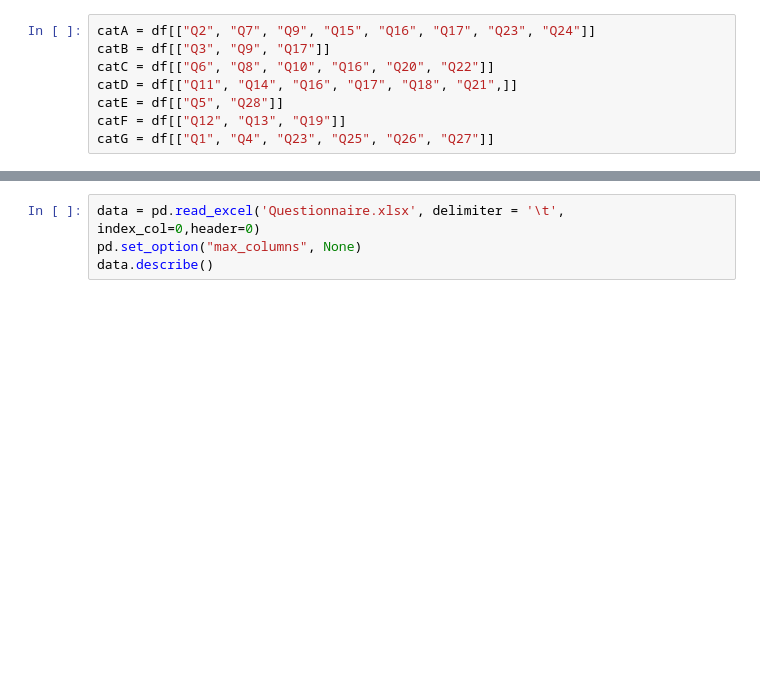
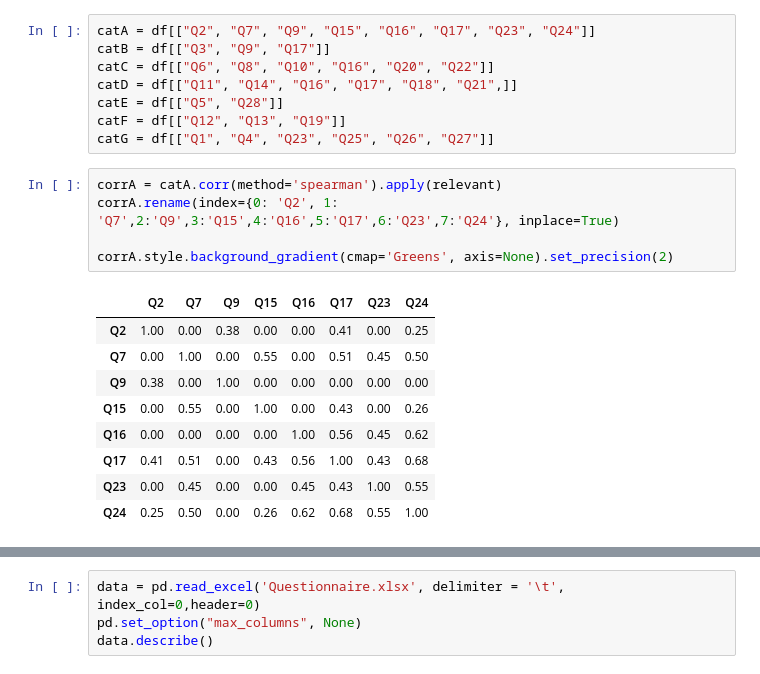
Before and after one commit to TorAP/AudioPydub, a Jupyter notebook: Other/KaraokeEXP/preliminaryTest.ipynb, the cells around one changed output, grey strips where cells are left out. Cells and saved outputs as stored; diff of their text form; blank space fills up the shorter version.

```diff
--- a/Other/KaraokeEXP/preliminaryTest.ipynb
+++ b/Other/KaraokeEXP/preliminaryTest.ipynb
@@ -68,3 +68,18 @@ catD = df[["Q11", "Q14", "Q16", "Q17", "Q18", "Q21",]]
 catE = df[["Q5", "Q28"]]
 catF = df[["Q12", "Q13", "Q19"]]
 catG = df[["Q1", "Q4", "Q23", "Q25", "Q26", "Q27"]]
+# %%
+corrA = catA.corr(method='spearman').apply(relevant)
+corrA.rename(index={0: 'Q2', 1: 'Q7',2:'Q9',3:'Q15',4:'Q16',5:'Q17',6:'Q23',7:'Q24'}, inplace=True)
+
+corrA.style.background_gradient(cmap='Greens', axis=None).set_precision(2)
+# %% [output]
+|  | Q2 | Q7 | Q9 | Q15 | Q16 | Q17 | Q23 | Q24 |
+| Q2 | 1.00 | 0.00 | 0.38 | 0.00 | 0.00 | 0.41 | 0.00 | 0.25 |
+| Q7 | 0.00 | 1.00 | 0.00 | 0.55 | 0.00 | 0.51 | 0.45 | 0.50 |
+| Q9 | 0.38 | 0.00 | 1.00 | 0.00 | 0.00 | 0.00 | 0.00 | 0.00 |
+| Q15 | 0.00 | 0.55 | 0.00 | 1.00 | 0.00 | 0.43 | 0.00 | 0.26 |
+| Q16 | 0.00 | 0.00 | 0.00 | 0.00 | 1.00 | 0.56 | 0.45 | 0.62 |
+| Q17 | 0.41 | 0.51 | 0.00 | 0.43 | 0.56 | 1.00 | 0.43 | 0.68 |
+| Q23 | 0.00 | 0.45 | 0.00 | 0.00 | 0.45 | 0.43 | 1.00 | 0.55 |
+| Q24 | 0.25 | 0.50 | 0.00 | 0.26 | 0.62 | 0.68 | 0.55 | 1.00 |
```
Also changed, not shown: parts of 20 cells of this notebook, 2 other files.
